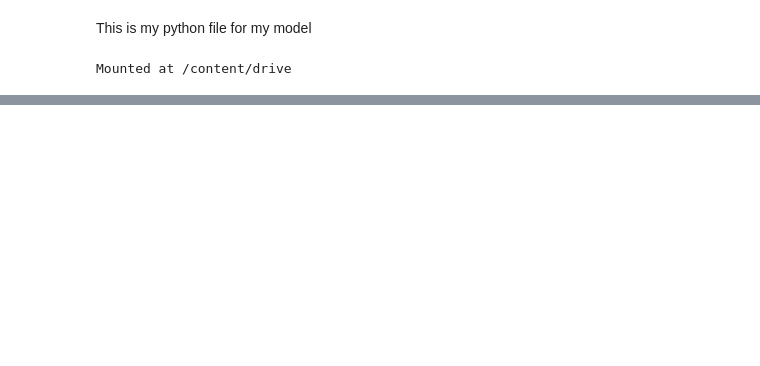
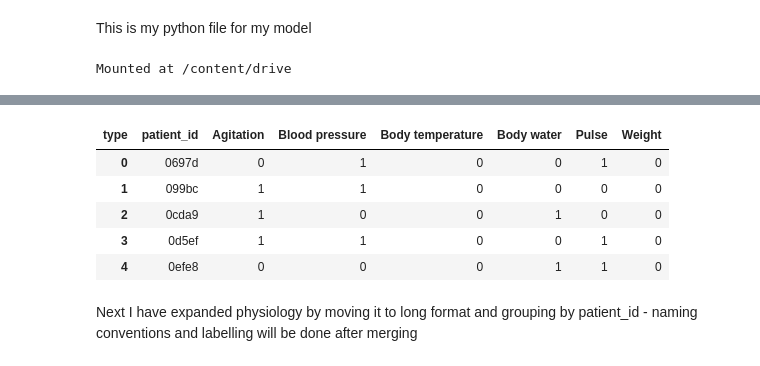
Before and after one commit to Unbreakable60000/DementiaDetection, a Jupyter notebook: model.ipynb, the cells around one changed output, grey strips where cells are left out. Saved outputs shown, nothing was run; the diff lists cells and outputs as text; code cells hidden in the pictures; blank space fills up the shorter version.

```diff
--- a/model.ipynb
+++ b/model.ipynb
@@ -38,0 +117,27 @@ Activity.csv  Demographics.csv  Labels.csv  Physiology.csv  Sleep.csv
+# %%
+#changing labelsdf to have multiple columns with 0 or 1 for each of the type conditions (this will make it easier to merge later)
+
+labelsDf = (
+    labelsDf
+    .pivot_table(
+        index='patient_id',
+        columns='type',
+        aggfunc='size',
+        fill_value=0
+    )
+    .reset_index()
+)
+# Converting counts to presence (0/1) - this will be better for my models later on
+label_cols = labelsDf.columns.drop('patient_id')
+labelsDf[label_cols] = (labelsDf[label_cols] > 0).astype(int)
+# %%
+labelsDf.head()
+# %% [output]
+| type | patient_id | Agitation | Blood pressure | Body temperature | Body water | Pulse | Weight |
+| 0 | 0697d | 0 | 1 | 0 | 0 | 1 | 0 |
+| 1 | 099bc | 1 | 1 | 0 | 0 | 0 | 0 |
+| 2 | 0cda9 | 1 | 0 | 0 | 1 | 0 | 0 |
+| 3 | 0d5ef | 1 | 1 | 0 | 0 | 1 | 0 |
+| 4 | 0efe8 | 0 | 0 | 0 | 1 | 1 | 0 |
+# %% [markdown]
+Next I have expanded physiology by moving it to long format and grouping by patient_id - naming conventions and labelling will be done after merging
```
Also changed, not shown: parts of 19 cells of this notebook.
